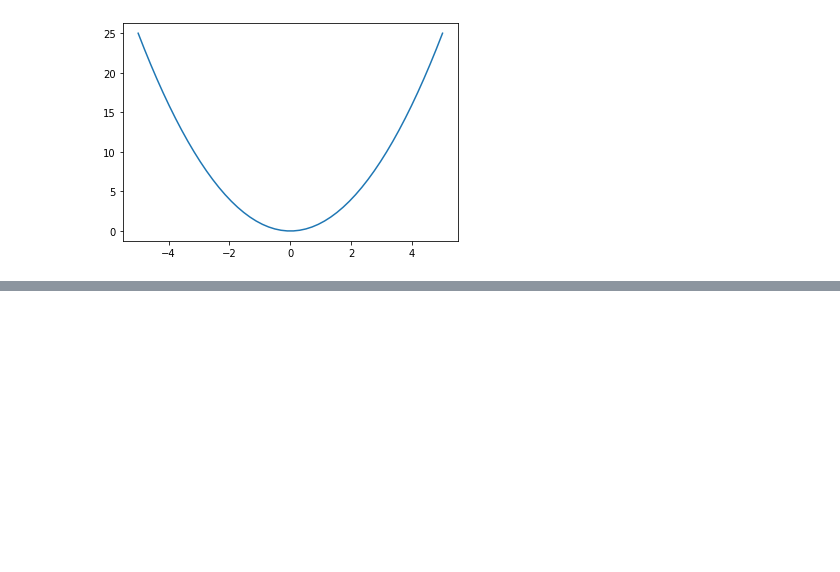
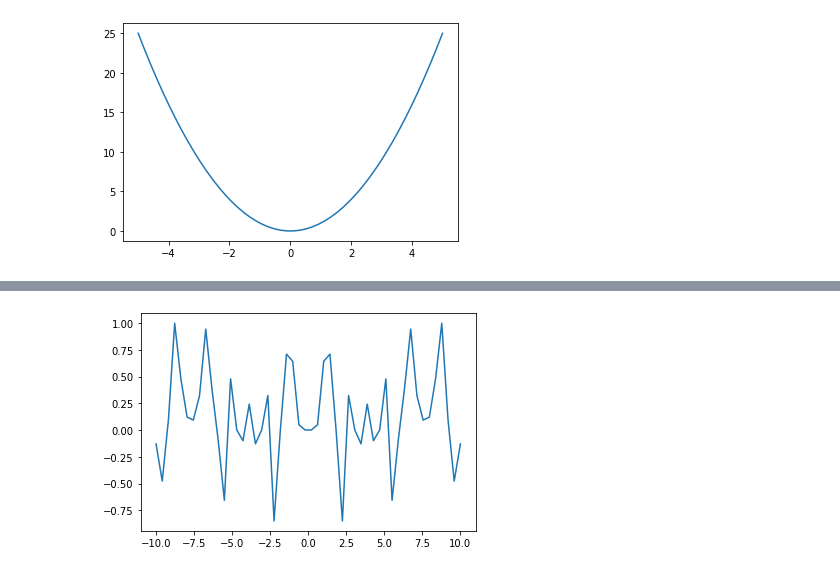
Before and after one commit to AvekvistSeffra/python-playground, a Jupyter notebook: test.ipynb, the cells around one changed output, grey strips where cells are left out. Cells and saved outputs as stored; diff of their text form; code cells hidden in the pictures; blank space fills up the shorter version.

```diff
--- a/test.ipynb
+++ b/test.ipynb
@@ -14,0 +28,11 @@ plt.show()
+# %%
+def f(x):
+    return np.sin(x ** 2) ** 3
+
+x = np.linspace(-10, 10)
+
+plt.plot(x, f(x))
+
+plt.show()
+# %% [output]
+[figure, added]
```
Also changed, not shown: parts of 9 cells of this notebook.
